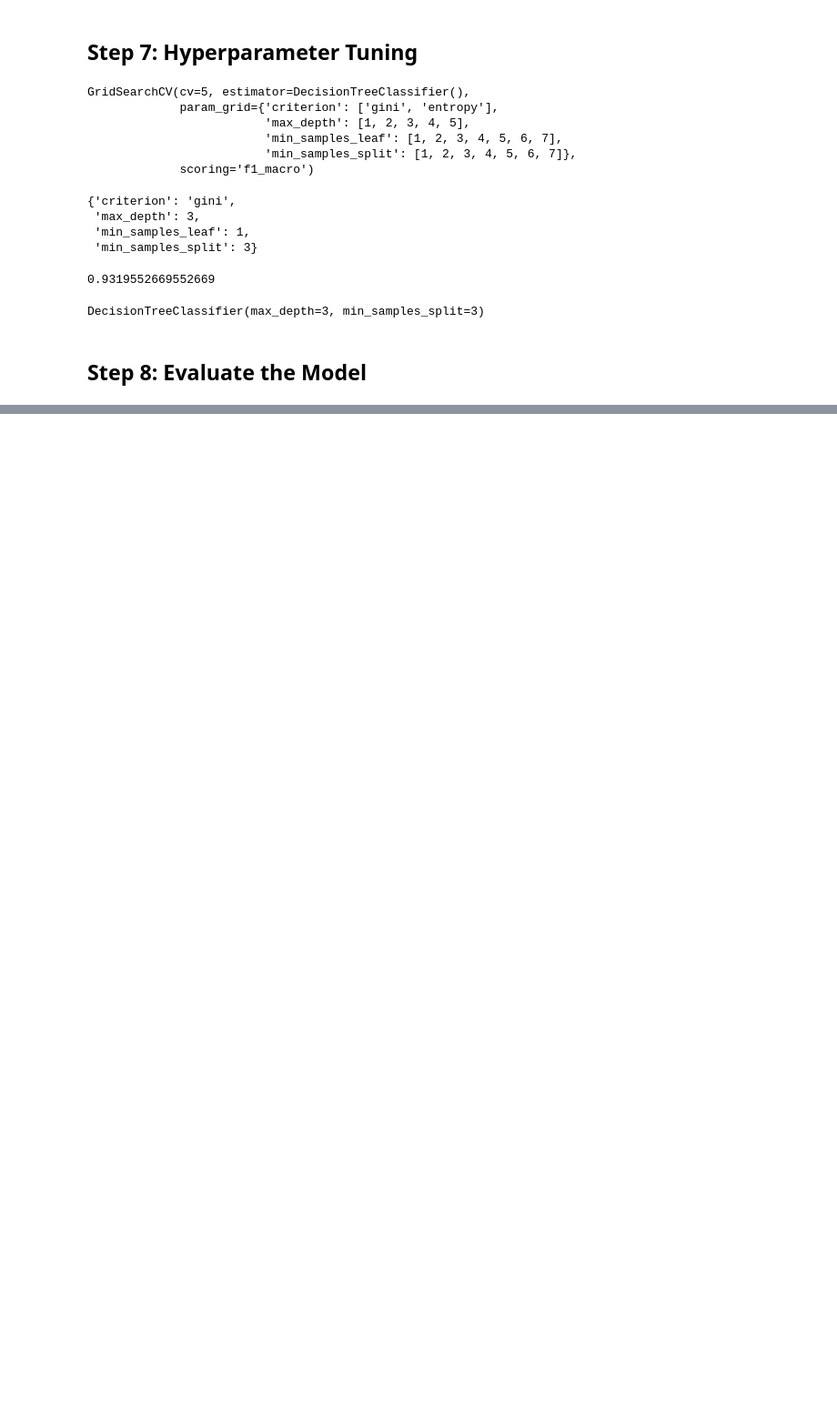
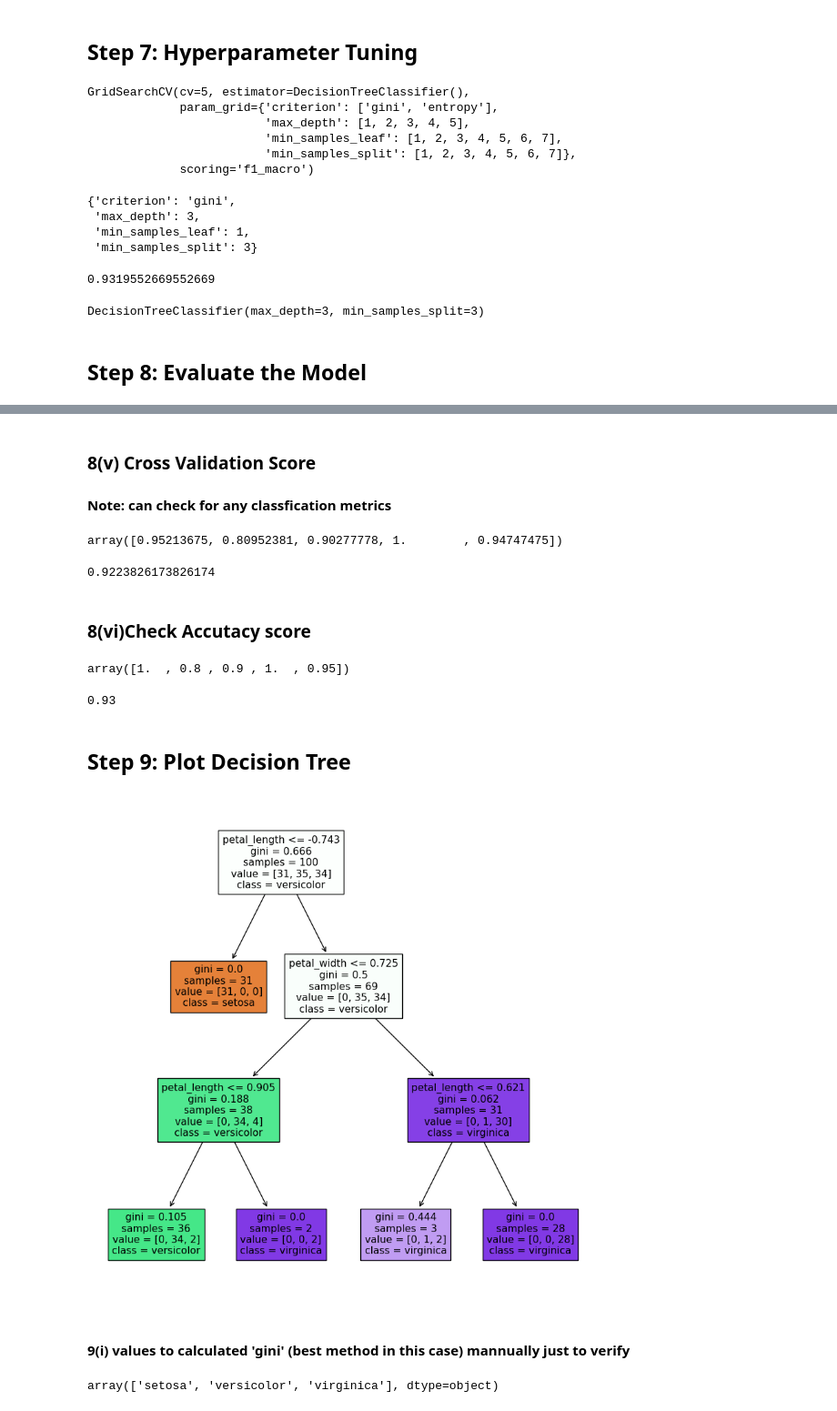
Before and after one commit to DeepikaJ08/ETLHiveML, a Jupyter notebook: Decision Tree Classification/DTC.ipynb, the cells around one changed output, grey strips where cells are left out. Shown: that part at 91% size. Saved outputs shown, nothing was run; the diff lists cells and outputs as text; code cells hidden in the pictures; blank space fills up the shorter version.

```diff
--- a/Decision Tree Classification/DTC.ipynb
+++ b/Decision Tree Classification/DTC.ipynb
@@ -222,0 +296,44 @@ DecisionTreeClassifier(max_depth=3, min_samples_split=3)
+# %% [markdown]
+### 8(v) Cross Validation Score
+
+#### Note: can check for any classfication metrics
+# %%
+from sklearn.model_selection import cross_val_score
+f1_scores = cross_val_score(best_dtc, xtrain, ytrain, cv=5, scoring='f1_macro')
+f1_scores
+# %% [output]
+array([0.95213675, 0.80952381, 0.90277778, 1.        , 0.94747475])
+# %%
+f1_scores.mean()
+# %% [output]
+0.9223826173826174
+# %% [markdown]
+### 8(vi)Check Accutacy score
+# %%
+acc_scores = cross_val_score(best_dtc, xtrain, ytrain, cv=5, scoring='accuracy')
+acc_scores
+# %% [output]
+array([1.  , 0.8 , 0.9 , 1.  , 0.95])
+# %%
+acc_scores.mean()
+# %% [output]
+0.93
+# %% [markdown]
+## Step 9: Plot Decision Tree
+# %%
+import matplotlib.pyplot as plt
+from sklearn.tree import plot_tree
+plt.figure(figsize=(10,10))
+plot_tree(best_dtc,
+          feature_names=xtrain.columns,
+          class_names=best_dtc.classes_,
+          filled=True)
+plt.show()
+# %% [output]
+[figure, added]
+# %% [markdown]
+#### 9(i) values to calculated 'gini' (best method in this case) mannually just to verify
+# %%
+best_dtc.classes_
+# %% [output]
+array(['setosa', 'versicolor', 'virginica'], dtype=object)
```
Also changed, not shown: parts of 31 cells of this notebook.
